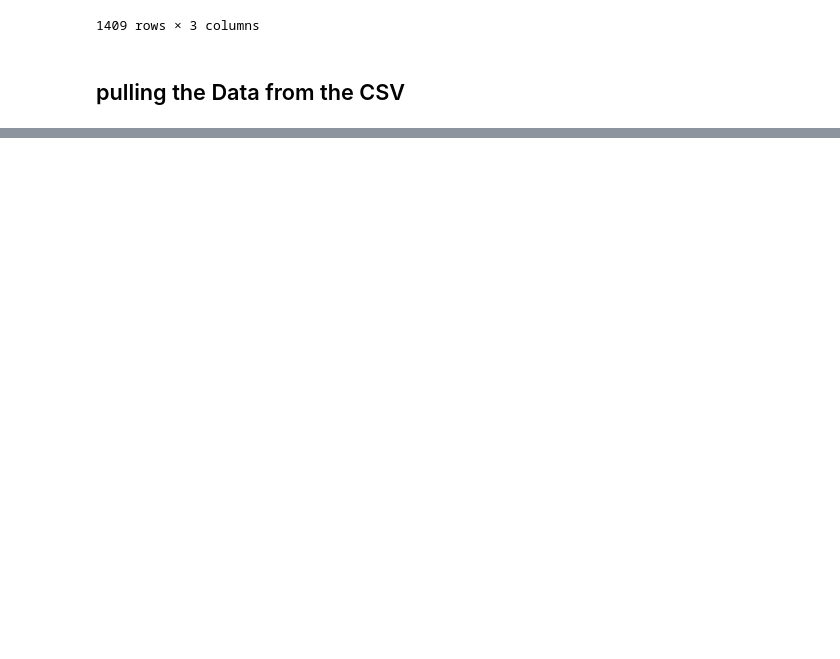
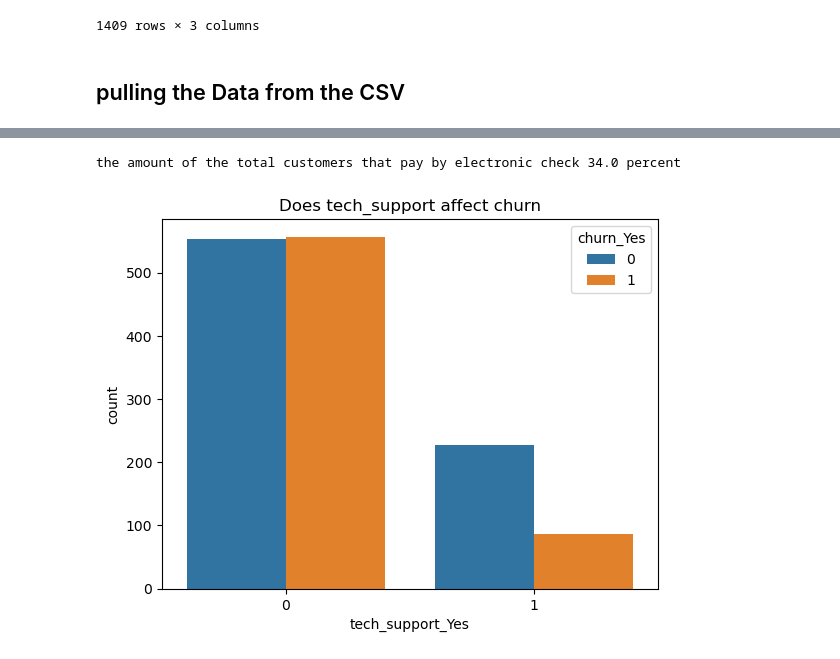
Before and after one commit to Divante222/project_1_telco_churn, a Jupyter notebook: final_report.ipynb, the cells around one changed output, grey strips where cells are left out. Cells and saved outputs as stored; diff of their text form; code cells hidden in the pictures; blank space fills up the shorter version.

```diff
--- a/final_report.ipynb
+++ b/final_report.ipynb
@@ -421,0 +410,19 @@ test data prediciton 0.7608232789212207
+# %%
+## 33 percent of people who in the company pay by electronic check
+print('the amount of the total customers that pay by electronic check',(train.payment_type_Electronic_check == 1).mean().round(2)*100, 'percent')
+
+
+##sub population payment_type_Electronic_check
+the_subgroup = train[train.payment_type_Electronic_check == 1]
+the_subgroup
+
+## of the people who pay by electronic check
+## most of them who churned do not have tech support
+wrangle.get_barplot_tech_support(the_subgroup)
+
+## solution for people who pay by electronic check offer incentives
+## free tech support for a certain period of time
+## cheaper tech support for switching payment types
+# %% [output]
+the amount of the total customers that pay by electronic check 34.0 percent
+[figure, added]
```
Also changed, not shown: parts of 18 cells of this notebook, 4 other files.
